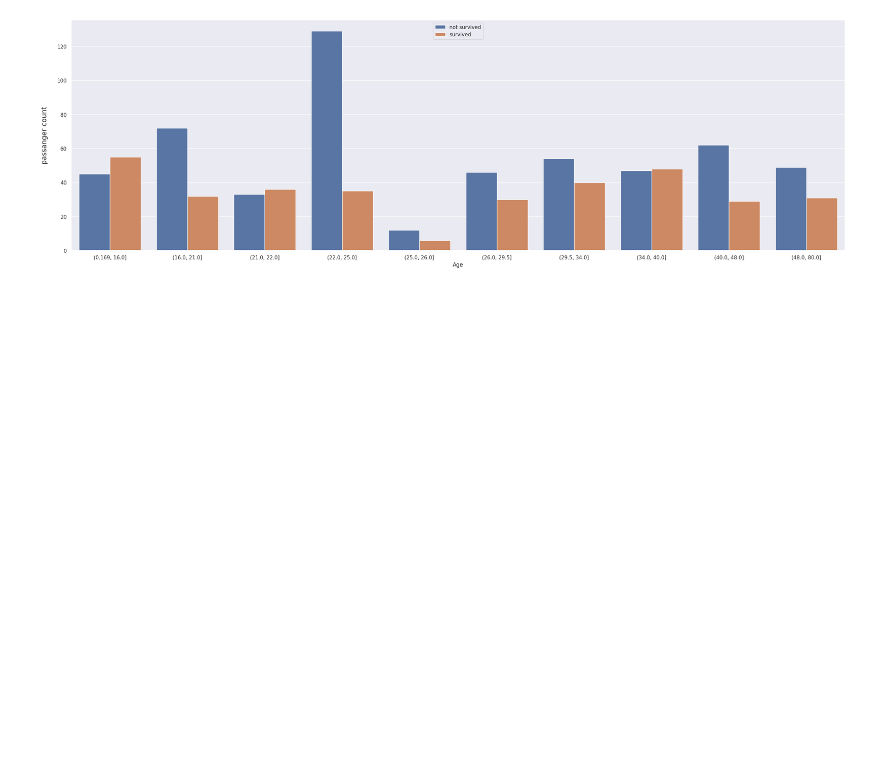
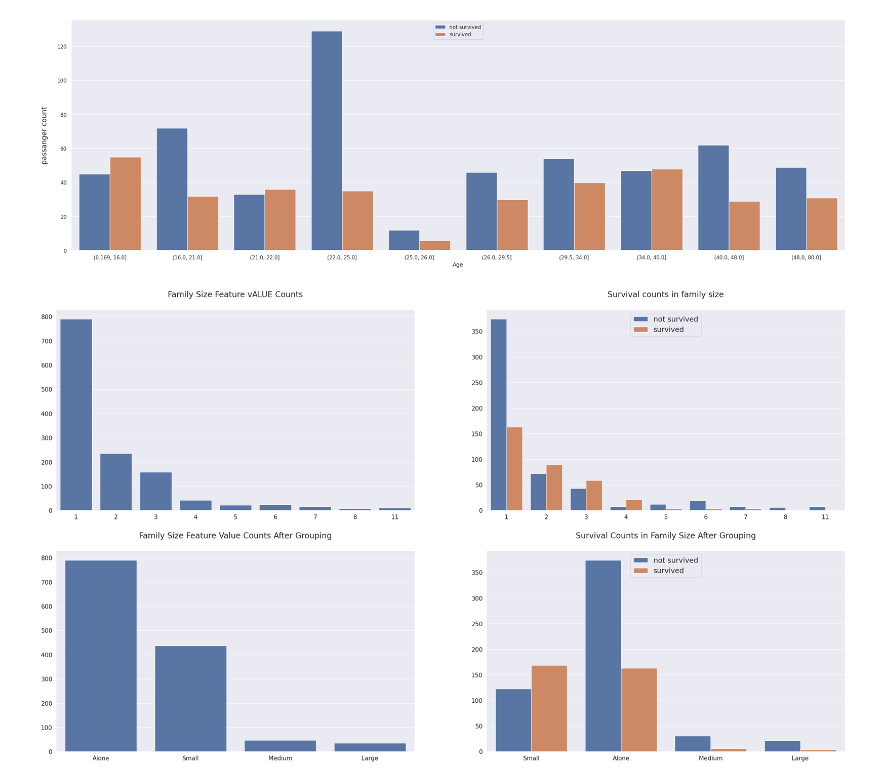
Before and after one commit to Evans-tats/machine-learning, a Jupyter notebook: Titanic.ipynb, the cells around one changed output. Saved outputs shown, nothing was run; the diff lists cells and outputs as text; code cells hidden in the pictures; blank space fills up the shorter version.

```diff
--- a/Titanic.ipynb
+++ b/Titanic.ipynb
@@ -330,0 +323,34 @@ sns.barplot(x=all_data['Family_Size'].value_counts().index,
+# %%
+all_data['Family_Size'] = all_data['SibSp'] + all_data['Parch'] + 1
+
+fig, axs = plt.subplots(figsize=(20,20), ncols=2, nrows=2)
+plt.subplots_adjust(right=1.5)
+
+sns.barplot(x=all_data['Family_Size'].value_counts().index,
+            y=all_data['Family_Size'].value_counts().values, ax=axs[0][0])
+sns.countplot(x='Family_Size', hue="Survived", data=all_data, ax=axs[0][1])
+
+axs[0][0].set_title('Family Size Feature vALUE Counts', size=20, y=1.05)
+axs[0][1].set_title('Survival counts in family size', size=20, y=1.05)
+
+family_map = {1: 'Alone', 2: 'Small', 3: 'Small', 4: 'Small', 5: 'Medium', 6: 'Medium', 7: 'Large', 8: 'Large', 11: 'Large'}
+all_data['family_size_grouped'] = all_data['Family_Size'].map(family_map)
+x=all_data['family_size_grouped'].value_counts().index,
+
+sns.barplot(x=all_data['family_size_grouped'].value_counts().index,
+            y=all_data['family_size_grouped'].value_counts().values, ax=axs[1][0])
+sns.countplot(x='family_size_grouped', hue='Survived', data=all_data, ax=axs[1][1])
+
+axs[1][0].set_title('Family Size Feature Value Counts After Grouping', size=20, y=1.05)
+axs[1][1].set_title('Survival Counts in Family Size After Grouping', size=20, y=1.05)
+
+for i in range(2):
+  axs[i][1].legend(['not survived', 'survived'], loc='upper center', prop={'size':18})
+  for j in range(2):
+    axs[i][j].tick_params(axis='x', labelsize=15)
+    axs[i][j].tick_params(axis='y', labelsize=15)
+    axs[i][j].set_xlabel('')
+    axs[i][j].set_ylabel('')
+plt.show()
+# %% [output]
+[figure, added]
```
Also changed, not shown: parts of 4 cells of this notebook.
